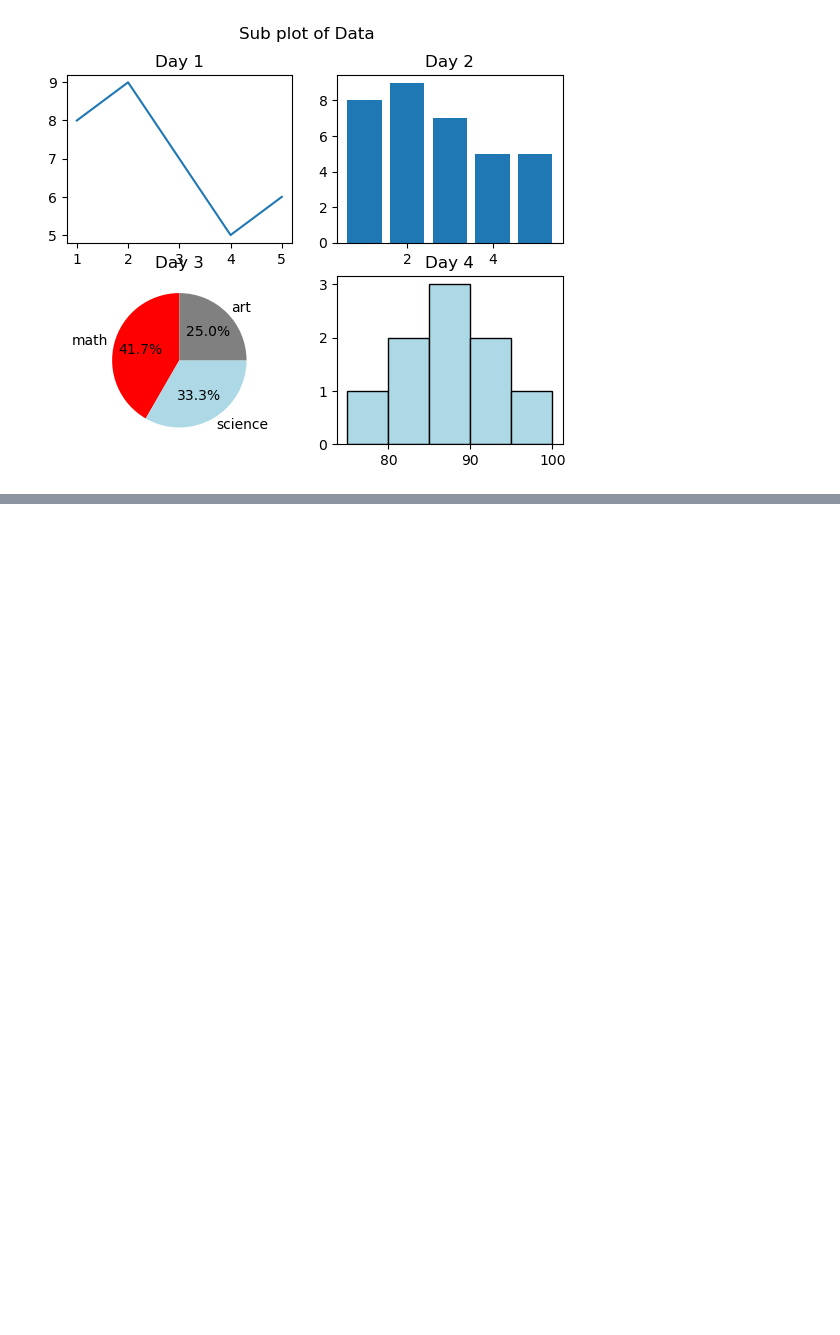
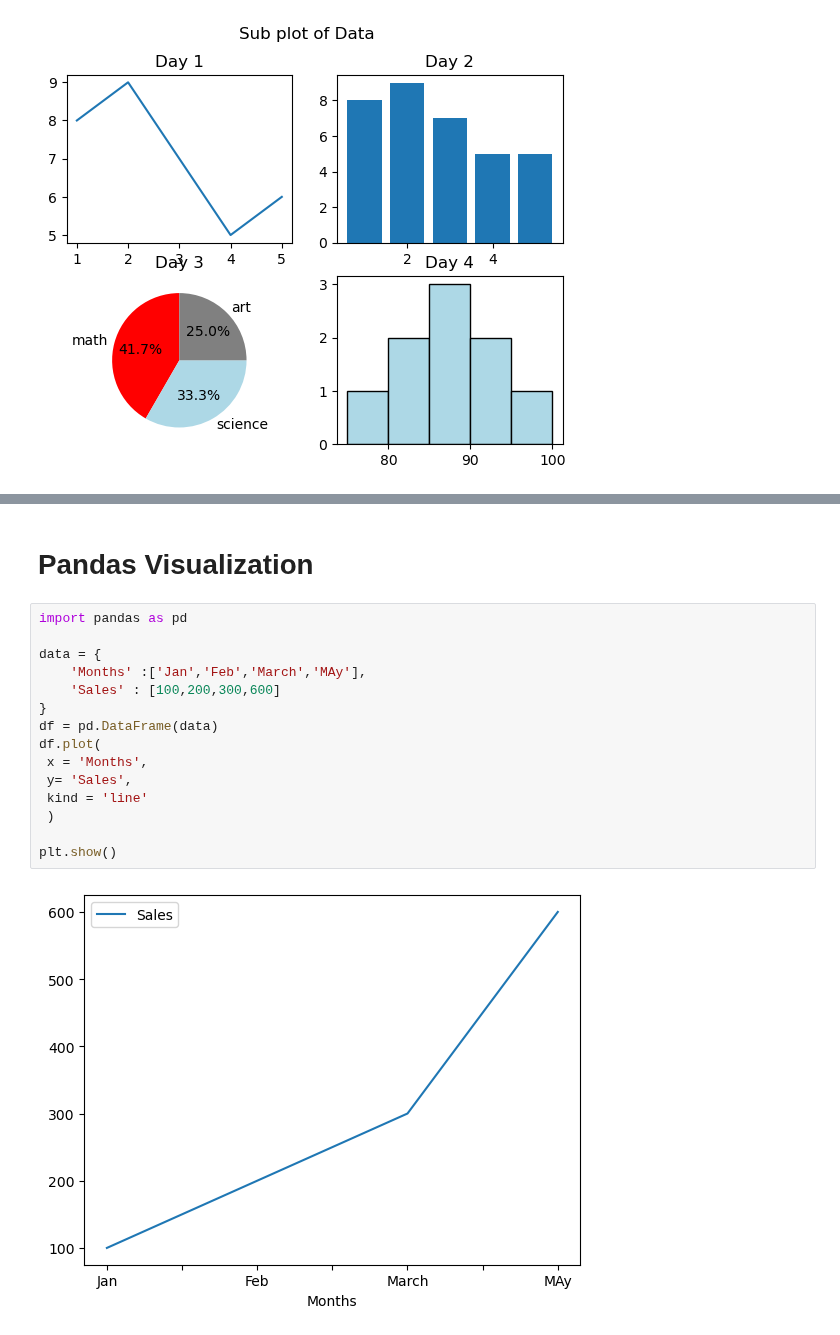
Before and after one commit to aayushma013/DataScience, a Jupyter notebook: visualizaton.ipynb, the cells around one changed output, grey strips where cells are left out. Drawn from its saved outputs; the diff is of its cells as text; blank space fills up the shorter version.

```diff
--- a/visualizaton.ipynb
+++ b/visualizaton.ipynb
@@ -321,0 +364,19 @@ plt.show()
+# %% [markdown]
+#  Pandas Visualization
+# %%
+import pandas as pd
+
+data = {
+    'Months' :['Jan','Feb','March','MAy'],
+    'Sales' : [100,200,300,600]
+}
+df = pd.DataFrame(data)
+df.plot(
+ x = 'Months',
+ y= 'Sales',
+ kind = 'line'
+ )
+
+plt.show()
+# %% [output]
+[figure, added]
```
Also changed, not shown: parts of 26 cells of this notebook, 1 other file.
